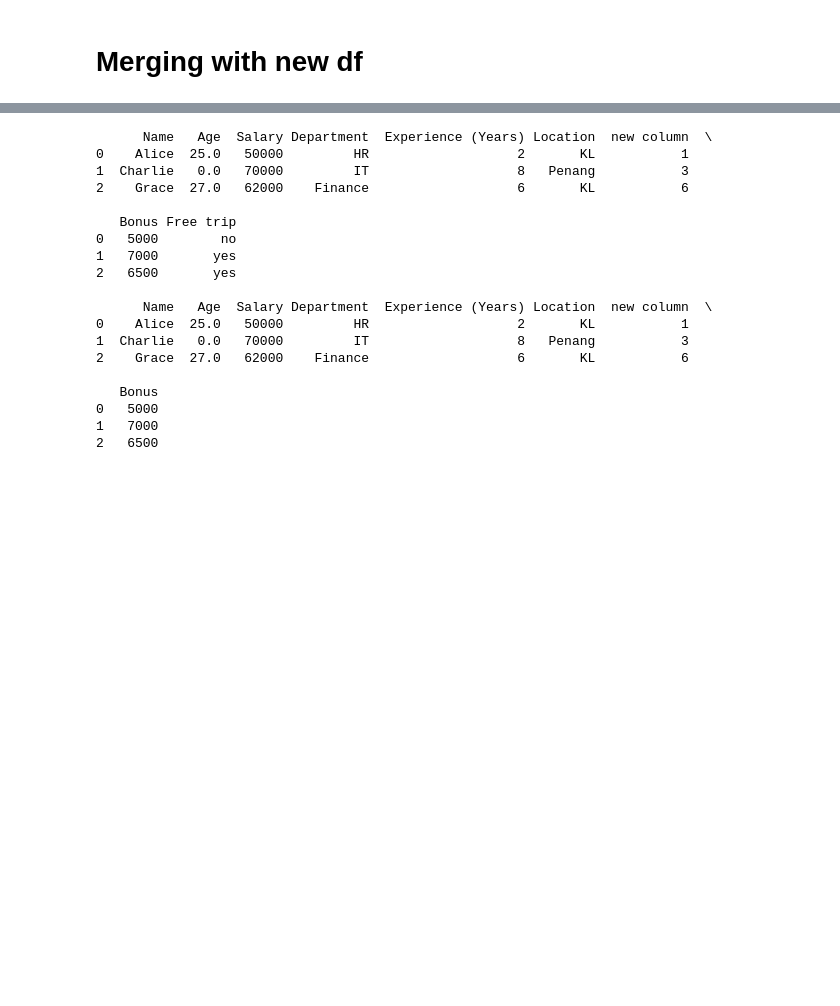
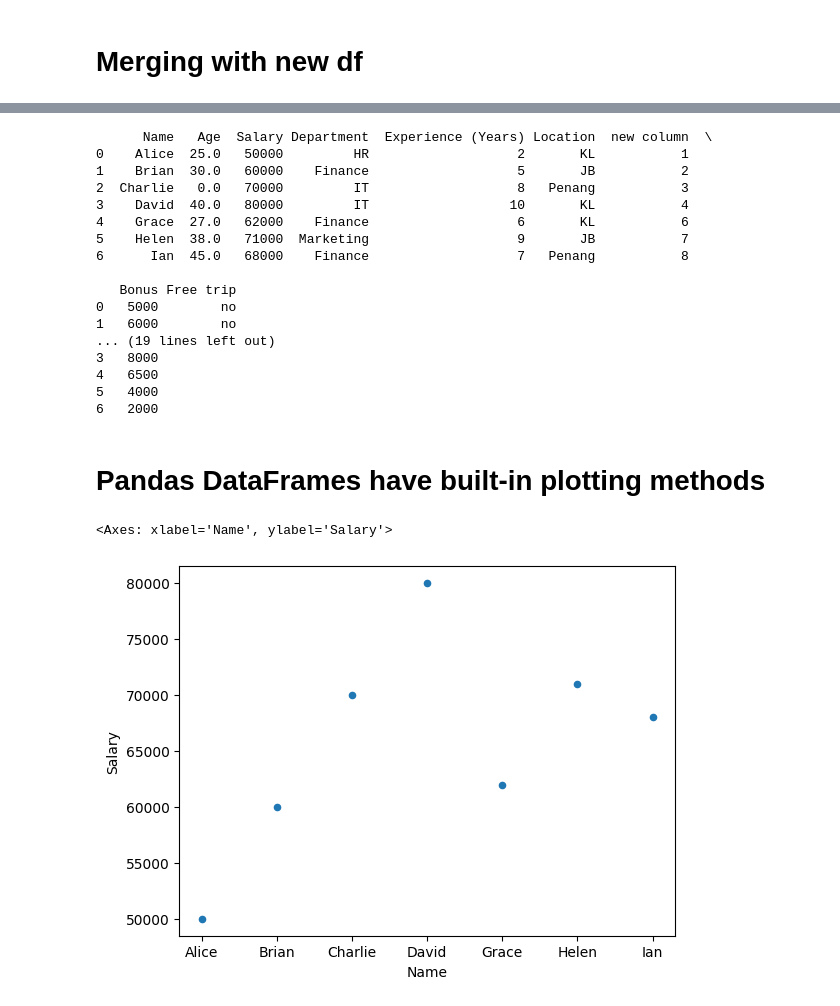
Before and after one commit to ngzhiwei517/NLP, a Jupyter notebook: Data_Preprocessing.ipynb, the cells around one changed output, grey strips where cells are left out. Drawn from its saved outputs; the diff is of its cells as text; code cells hidden in the pictures; blank space fills up the shorter version.

```diff
--- a/Data_Preprocessing.ipynb
+++ b/Data_Preprocessing.ipynb
@@ -283,8 +283,8 @@ print(data)
 
 #Second data frame for merging
 bonus_data = pd.DataFrame({
-    "Name": ["Alice", "Bob", "Charlie", "Eve", "Grace", "Zach"],
-    "Bonus": [5000, 6000, 7000, 8000, 6500, 4000]
+    "Name": ["Alice", "Brian", "Charlie", "David", "Grace", "Helen","Ian"],
+    "Bonus": [5000, 6000, 7000, 8000, 6500, 4000,2000]
 })
 
 print()
@@ -337,20 +345,25 @@ print(new_df)
 # %% [output]
       Name   Age  Salary Department  Experience (Years) Location  new column  \
 0    Alice  25.0   50000         HR                   2       KL           1
-1  Charlie   0.0   70000         IT                   8   Penang           3
-2    Grace  27.0   62000    Finance                   6       KL           6
+1    Brian  30.0   60000    Finance                   5       JB           2
+2  Charlie   0.0   70000         IT                   8   Penang           3
+3    David  40.0   80000         IT                  10       KL           4
+4    Grace  27.0   62000    Finance                   6       KL           6
+5    Helen  38.0   71000  Marketing                   9       JB           7
+6      Ian  45.0   68000    Finance                   7   Penang           8
 
    Bonus Free trip
 0   5000        no
-1   7000       yes
-2   6500       yes
-
-      Name   Age  Salary Department  Experience (Years) Location  new column  \
-0    Alice  25.0   50000         HR                   2       KL           1
-1  Charlie   0.0   70000         IT                   8   Penang           3
-2    Grace  27.0   62000    Finance                   6       KL           6
-
-   Bonus
-0   5000
-1   7000
-2   6500
+1   6000        no
+... (19 lines left out)
+3   8000
+4   6500
+5   4000
+6   2000
+# %% [markdown]
+# Pandas DataFrames have built-in plotting methods
+# %%
+new_df.plot(x='Name',y='Salary',kind='scatter')
+# %% [output]
+<Axes: xlabel='Name', ylabel='Salary'>
+[figure, added]
```
Also changed, not shown: parts of 6 cells of this notebook.
